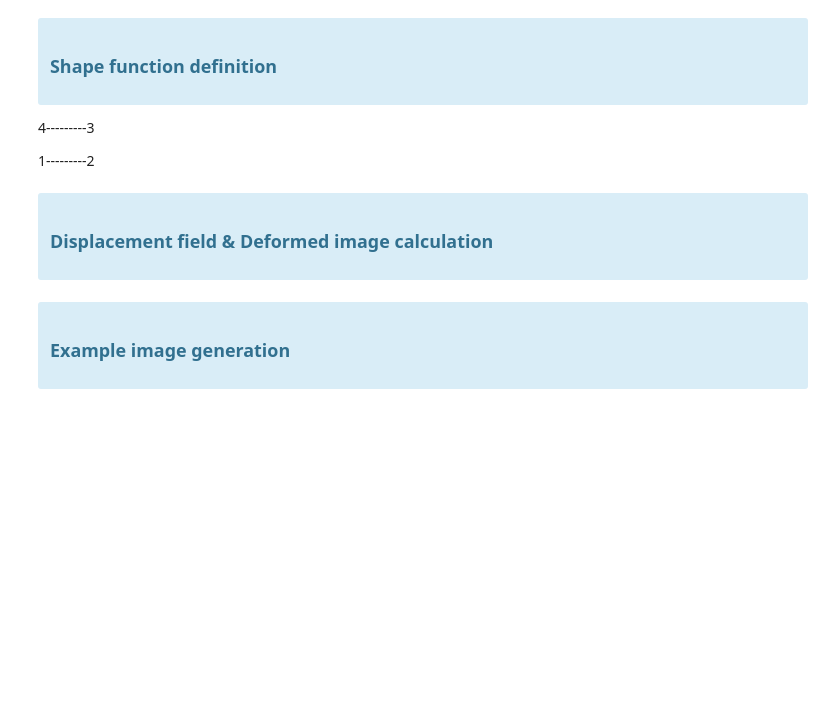
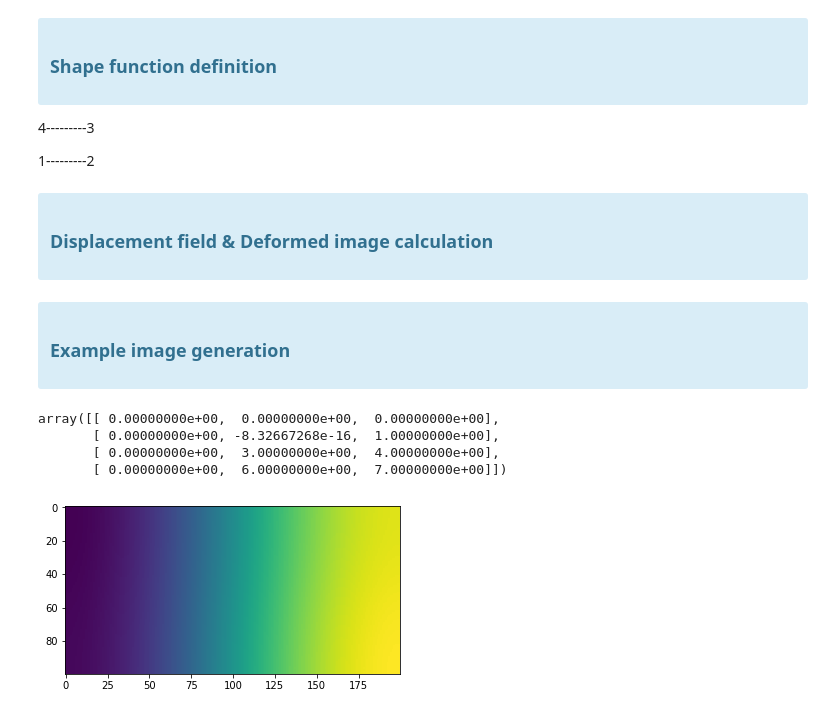
Before and after one commit to diminou/ImageTrackingCNN, a Jupyter notebook: Raw_image_gen.ipynb, the cells around one changed output. Cells and saved outputs as stored; diff of their text form; code cells hidden in the pictures; blank space fills up the shorter version.

```diff
--- a/Raw_image_gen.ipynb
+++ b/Raw_image_gen.ipynb
@@ -112,0 +120,36 @@ cv2.destroyAllWindows()
+# %%
+from scipy import ndimage
+
+a = np.arange(12.).reshape((4, 3))
+x_mat = np.repeat(1.0, 4 * 3).reshape((4, 3))
+y_mat = 1.0 * (np.repeat(1.0, 4 * 3).reshape((4, 3)))
+
+def shift_func(output_coords):
+    return (output_coords[0] - x_mat[output_coords], output_coords[1] - y_mat[output_coords])
+
+ndimage.geometric_transform(a, shift_func)
+# %% [output]
+array([[ 0.00000000e+00,  0.00000000e+00,  0.00000000e+00],
+       [ 0.00000000e+00, -8.32667268e-16,  1.00000000e+00],
+       [ 0.00000000e+00,  3.00000000e+00,  4.00000000e+00],
+       [ 0.00000000e+00,  6.00000000e+00,  7.00000000e+00]])
+# %%
+import scipy.ndimage
+def deform_matrix(seed, shape, sigmas, smoothing_sigmas):
+    x_location = np.random.randint(shape[0])
+    y_location = np.random.randint(shape[1])
+    x_displacement = np.random.normal(0.0, sigmas[0])
+    y_displacement = np.random.normal(0.0, sigmas[1])
+    dummy_xs = np.zeros(shape)
+    dummy_ys = np.zeros(shape)
+    dummy_xs[x_location, y_location] = x_displacement
+    dummy_ys[x_location, y_location] = y_displacement
+    smooth_xs = scipy.ndimage.gaussian_filter(dummy_xs, smoothing_sigmas[0])
+    smooth_ys = scipy.ndimage.gaussian_filter(dummy_ys, smoothing_sigmas[1])
+    return (smooth_xs, smooth_ys)
+# %%
+xd, yd = deform_matrix(13, (100, 200), (0.2, 2.0), (100.0, 2.1))
+# %%
+plt.imshow(xd);
+# %% [output]
+[figure, added]
```
Also changed, not shown: parts of 35 cells of this notebook, 3 other files.
